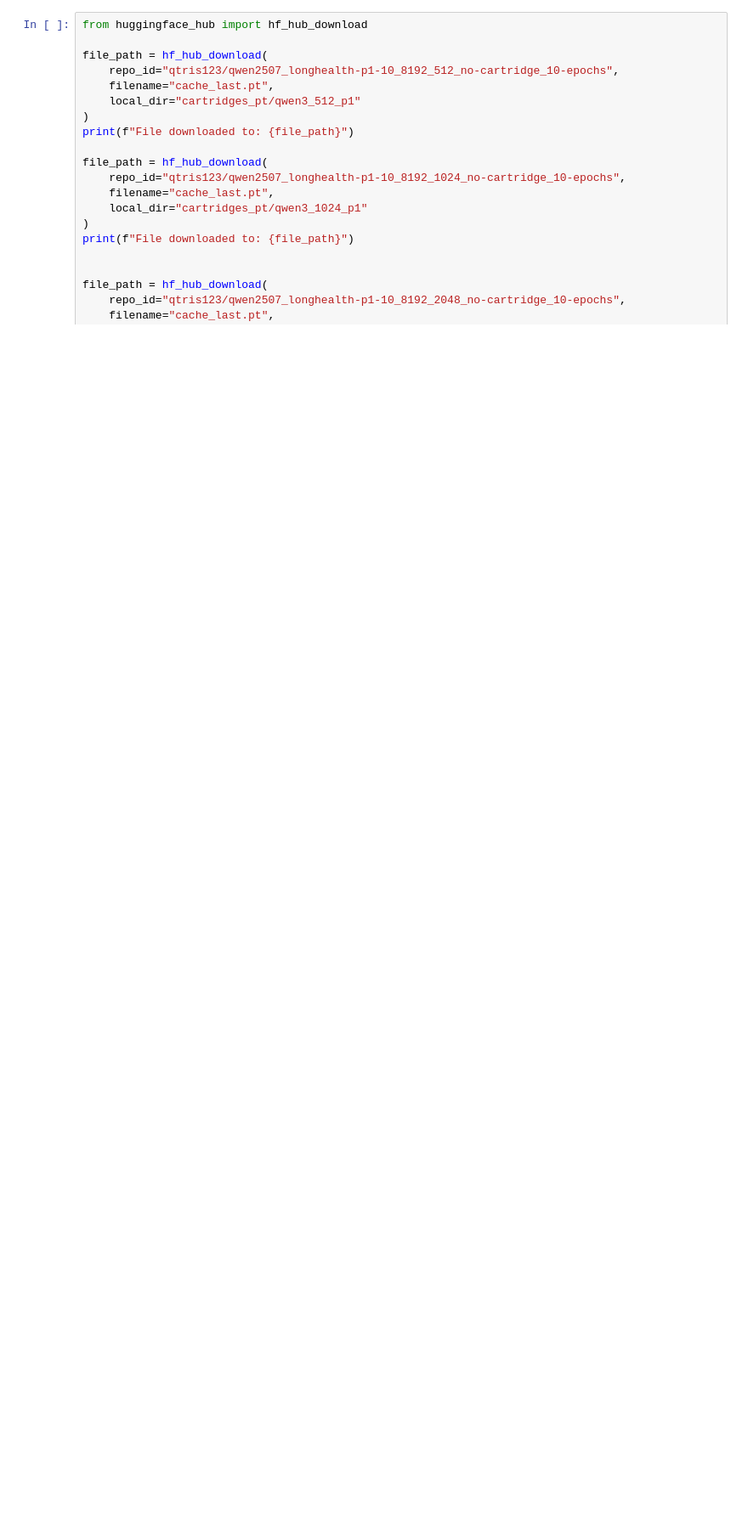
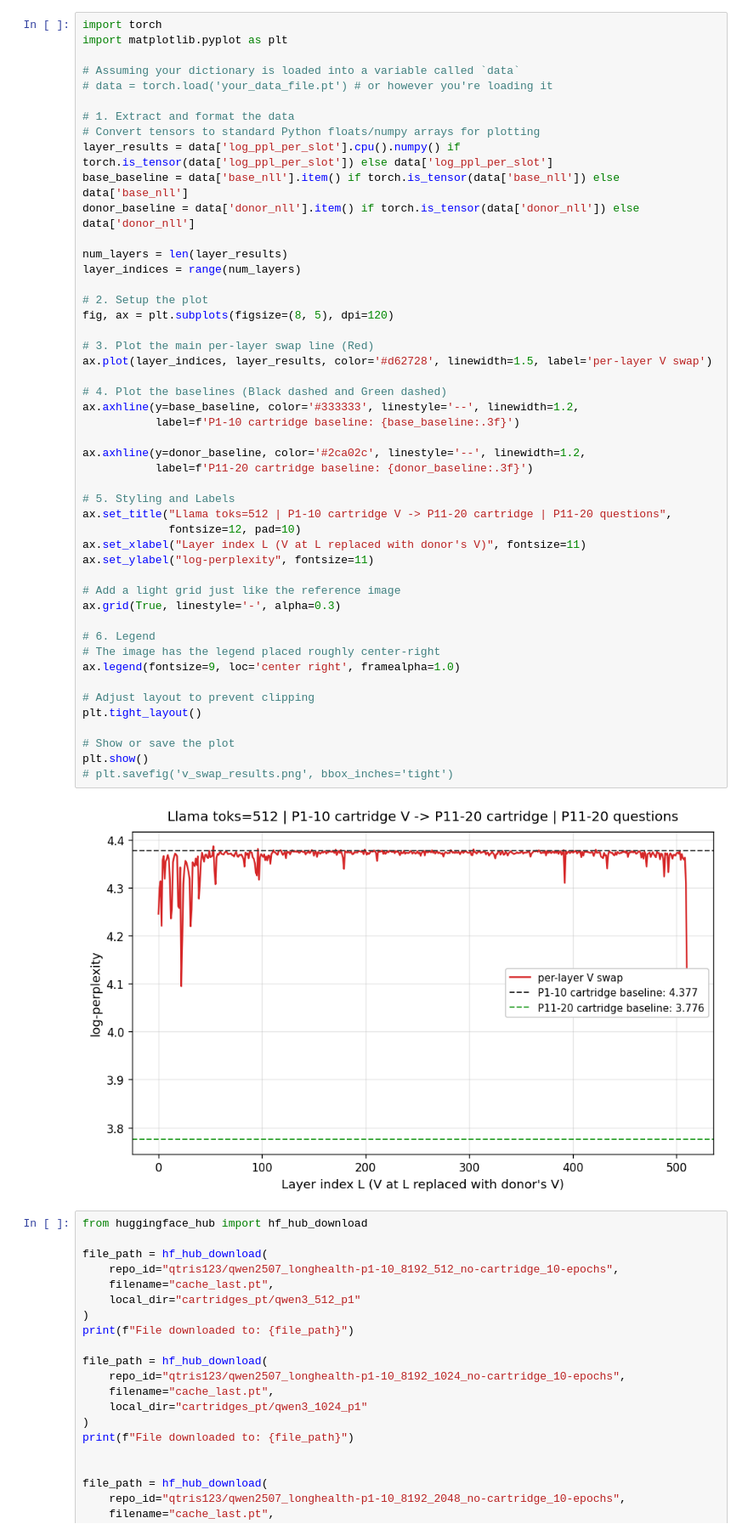
Before and after one commit to qtris123/gated-continual-cartridges, a Jupyter notebook: experiments_longhealth/explore.ipynb, the cells around one changed output. Shown at 85% size. Drawn from its saved outputs; the diff is of its cells as text; blank space fills up the shorter version.

```diff
--- a/experiments_longhealth/explore.ipynb
+++ b/experiments_longhealth/explore.ipynb
@@ -1,3 +155,53 @@
+# %%
+import torch
+import matplotlib.pyplot as plt
+
+# Assuming your dictionary is loaded into a variable called `data`
+# data = torch.load('your_data_file.pt') # or however you're loading it
+
+# 1. Extract and format the data
+# Convert tensors to standard Python floats/numpy arrays for plotting
+layer_results = data['log_ppl_per_slot'].cpu().numpy() if torch.is_tensor(data['log_ppl_per_slot']) else data['log_ppl_per_slot']
+base_baseline = data['base_nll'].item() if torch.is_tensor(data['base_nll']) else data['base_nll']
+donor_baseline = data['donor_nll'].item() if torch.is_tensor(data['donor_nll']) else data['donor_nll']
+
+num_layers = len(layer_results)
+layer_indices = range(num_layers)
+
+# 2. Setup the plot
+fig, ax = plt.subplots(figsize=(8, 5), dpi=120)
+
+# 3. Plot the main per-layer swap line (Red)
+ax.plot(layer_indices, layer_results, color='#d62728', linewidth=1.5, label='per-layer V swap')
+
+# 4. Plot the baselines (Black dashed and Green dashed)
+ax.axhline(y=base_baseline, color='#333333', linestyle='--', linewidth=1.2,
+           label=f'P1-10 cartridge baseline: {base_baseline:.3f}')
+
+ax.axhline(y=donor_baseline, color='#2ca02c', linestyle='--', linewidth=1.2,
+           label=f'P11-20 cartridge baseline: {donor_baseline:.3f}')
+
+# 5. Styling and Labels
+ax.set_title("Llama toks=512 | P1-10 cartridge V -> P11-20 cartridge | P11-20 questions",
+             fontsize=12, pad=10)
+ax.set_xlabel("Layer index L (V at L replaced with donor's V)", fontsize=11)
+ax.set_ylabel("log-perplexity", fontsize=11)
+
+# Add a light grid just like the reference image
+ax.grid(True, linestyle='-', alpha=0.3)
+
+# 6. Legend
+# The image has the legend placed roughly center-right
+ax.legend(fontsize=9, loc='center right', framealpha=1.0)
+
+# Adjust layout to prevent clipping
+plt.tight_layout()
+
+# Show or save the plot
+plt.show()
+# plt.savefig('v_swap_results.png', bbox_inches='tight')
+# %% [output]
+[figure, added]
 # %%
 from huggingface_hub import hf_hub_download
 
```
Also changed, not shown: parts of 8 cells of this notebook, 26 other files.
